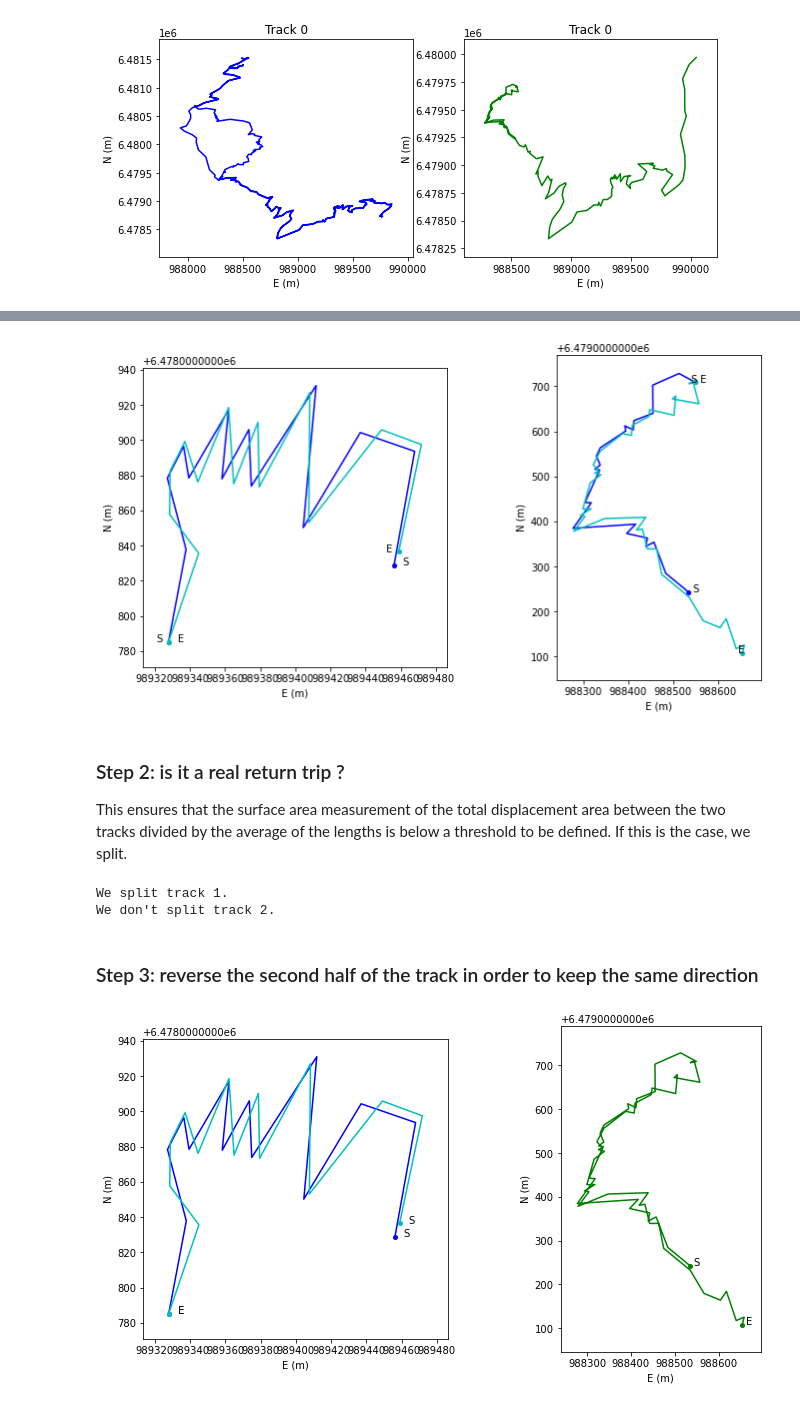
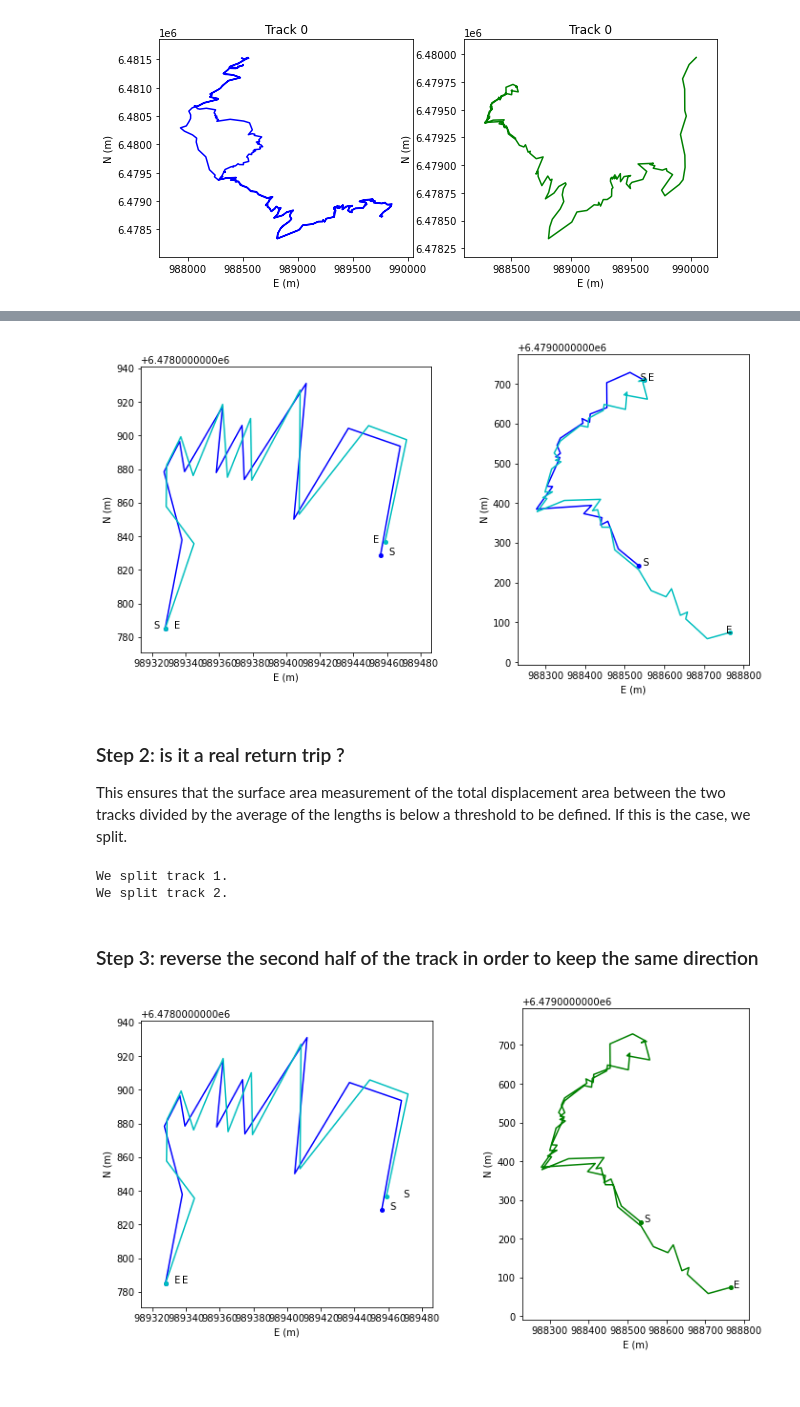
Before and after one commit to umrlastig/tracklib, a Jupyter notebook: doc/source/userguide/UG_ReturnTrip.ipynb, the cells around one changed output, grey strips where cells are left out. Cells and saved outputs as stored; diff of their text form; code cells hidden in the pictures.

```diff
--- a/doc/source/userguide/UG_ReturnTrip.ipynb
+++ b/doc/source/userguide/UG_ReturnTrip.ipynb
@@ -81,7 +81,7 @@ collection1 = c1.select(collection1)
 trace1 = collection1[0]
 
 pt2 = tkl.ENUCoords(988439, 6479534)
-circle2 = tkl.Circle(pt2, 500)
+circle2 = tkl.Circle(pt2, 600)
 c2 = tkl.Constraint(shape = circle2, mode = tkl.MODE_CROSSES, type = tkl.TYPE_CUT_AND_SELECT)
 collection2 = c2.select(collection2)
 trace2 = collection2[0]
@@ -122,7 +122,7 @@ ax2 = plt.subplot2grid((1, 2), (0, 1))
 displayTrack(trace21, ax2, 'b', 10, 0)
 displayTrack(trace22, ax2, 'c', -10, 0)
 # %% [output]
-[figure, old version]
+[figure, new version]
 # %% [markdown]
 ### Step 2: is it a real return trip ?
 
@@ -141,20 +141,20 @@ else:
     print ("We don't split track 2.")
 # %% [output]
 We split track 1.
-We don't split track 2.
+We split track 2.
 # %% [markdown]
 ### Step 3: reverse the second half of the track in order to keep the same direction
 # %%
 trace12 = trace12.reverse()
 
 # On dessine
 plt.figure(figsize=(12, 6))
 
 ax1 = plt.subplot2grid((1, 2), (0, 0))
 displayTrack(trace11, ax1, 'b', 5, 0)
-displayTrack(trace12, ax1, 'c', 5, 0)
+displayTrack(trace12, ax1, 'c', 10, 0)
 
 ax2 = plt.subplot2grid((1, 2), (0, 1))
 displayTrack(trace2, ax2, 'g', 8, 0)
 # %% [output]
-[figure, old version]
+[figure, new version]
```
Also changed, not shown: parts of 4 cells of this notebook, 1 other file.
